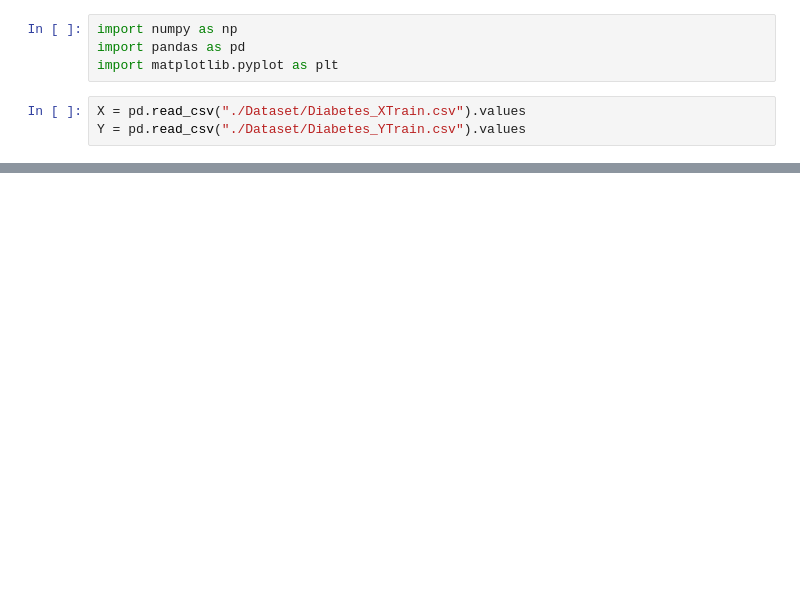
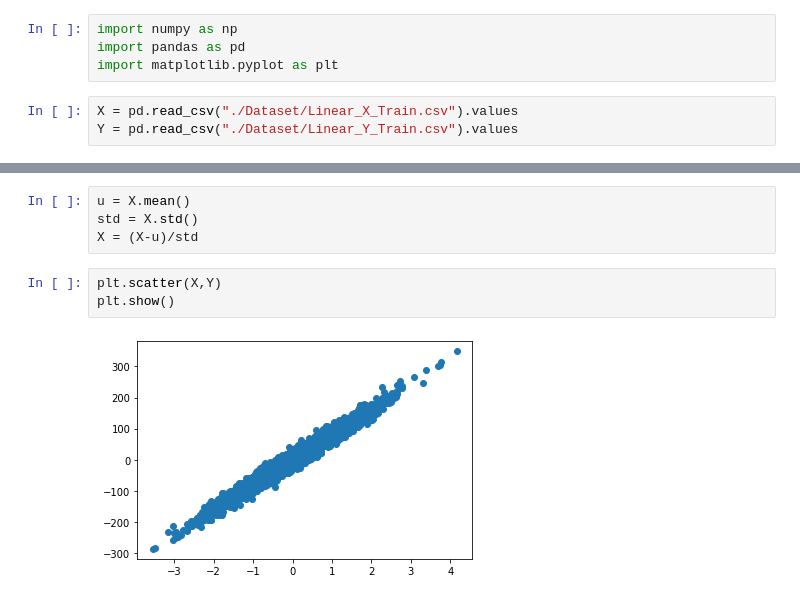
Before and after one commit to yash04g/MachineLearningProjects, a Jupyter notebook: Hardwork Pays Off/Hardwork Pays Off.ipynb, the cells around one changed output, grey strips where cells are left out. Drawn from its saved outputs; the diff is of its cells as text; blank space fills up the shorter version.

```diff
--- a/Hardwork Pays Off/Hardwork Pays Off.ipynb
+++ b/Hardwork Pays Off/Hardwork Pays Off.ipynb
@@ -3,8 +3,8 @@ import numpy as np
 import pandas as pd
 import matplotlib.pyplot as plt
 # %%
-X = pd.read_csv("./Dataset/Diabetes_XTrain.csv").values
-Y = pd.read_csv("./Dataset/Diabetes_YTrain.csv").values
+X = pd.read_csv("./Dataset/Linear_X_Train.csv").values
+Y = pd.read_csv("./Dataset/Linear_Y_Train.csv").values
 # %%
 print(X.shape)
 print(Y.shape)
@@ -22,0 +32,9 @@ array([[  7.   , 168.   ,  88.   , ...,  38.2  ,   0.787,  40.   ],
+# %%
+u = X.mean()
+std = X.std()
+X = (X-u)/std
+# %%
+plt.scatter(X,Y)
+plt.show()
+# %% [output]
+[figure, added]
```
Also changed, not shown: parts of 13 cells of this notebook, 1 other file.
